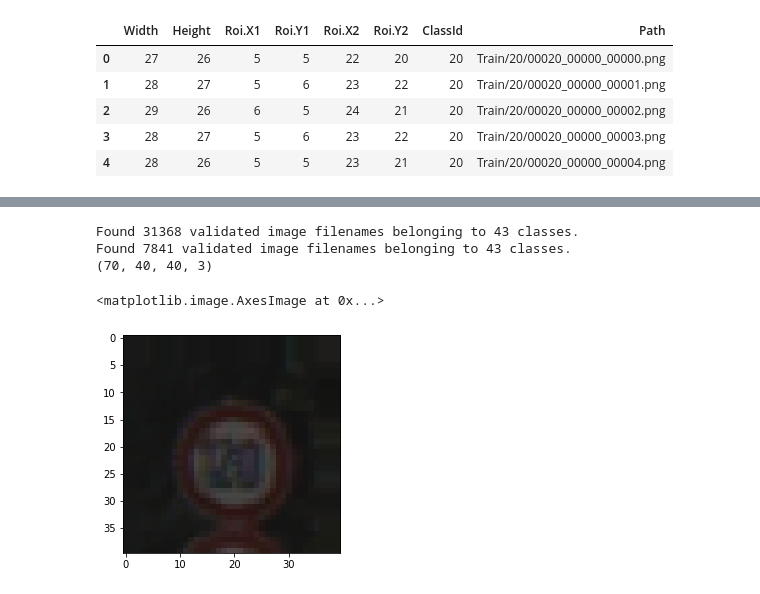
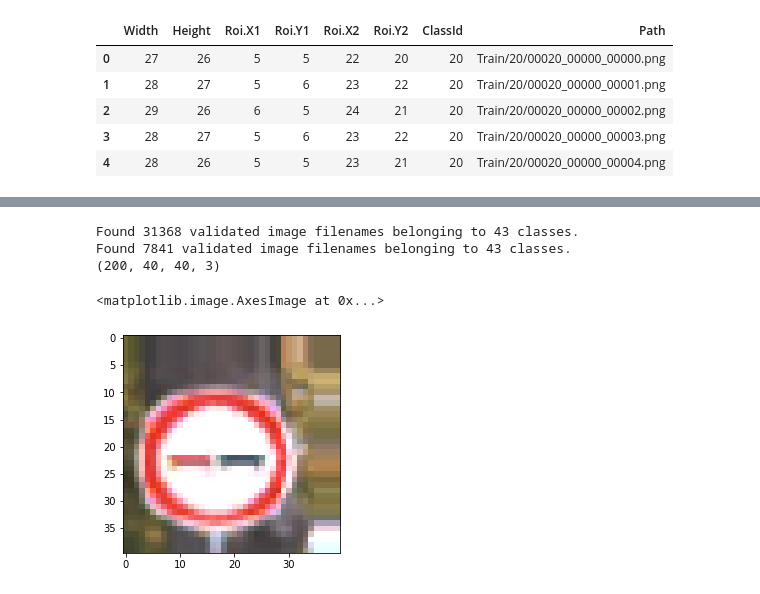
Before and after one commit to nsakib0011/ML-Projects, a Jupyter notebook: Traffic Sign Classify Using CNN.ipynb, the cells around one changed output, grey strips where cells are left out. Saved outputs shown, nothing was run; the diff lists cells and outputs as text; code cells hidden in the pictures.

```diff
--- a/Traffic Sign Classify Using CNN.ipynb
+++ b/Traffic Sign Classify Using CNN.ipynb
@@ -53,5 +53,5 @@ train_data.head()
 # %%
-BATCH_SIZE = 70
+BATCH_SIZE = 200
 IMG_SIZE = (40, 40)
 
 imageValidation_Gen =  tf.keras.preprocessing.image.ImageDataGenerator(
@@ -69,35 +69,35 @@ imageValidation_Gen =  tf.keras.preprocessing.image.ImageDataGenerator(
 
 trainData_gen = imageValidation_Gen.flow_from_dataframe(
     train_data,
     directory="",
     x_col='Path',
     y_col='ClassId',
     target_size=IMG_SIZE,
     color_mode="rgb",
     batch_size=BATCH_SIZE,
     subset="training",
 )
 
 val_gen = imageValidation_Gen.flow_from_dataframe(
     train_data,
     directory="",
     x_col='Path',
     y_col='ClassId',
     target_size=IMG_SIZE,
     color_mode="rgb",
     batch_size=BATCH_SIZE,
     subset="validation",
 )
 
 gen = next(trainData_gen)
 print(gen[0].shape)
 plt.imshow(gen[0][0,:,:,:])
 # %% [output]
 Found 31368 validated image filenames belonging to 43 classes.
 Found 7841 validated image filenames belonging to 43 classes.
-(70, 40, 40, 3)
+(200, 40, 40, 3)
 <matplotlib.image.AxesImage at 0x...>
-[figure, old version]
+[figure, new version]
 # %%
 classifier = tf.keras.models.Sequential([
     tf.keras.layers.Conv2D(8, (3,3), activation='relu', input_shape=(40,40, 3)),
```
Also changed, not shown: parts of 7 cells of this notebook.
